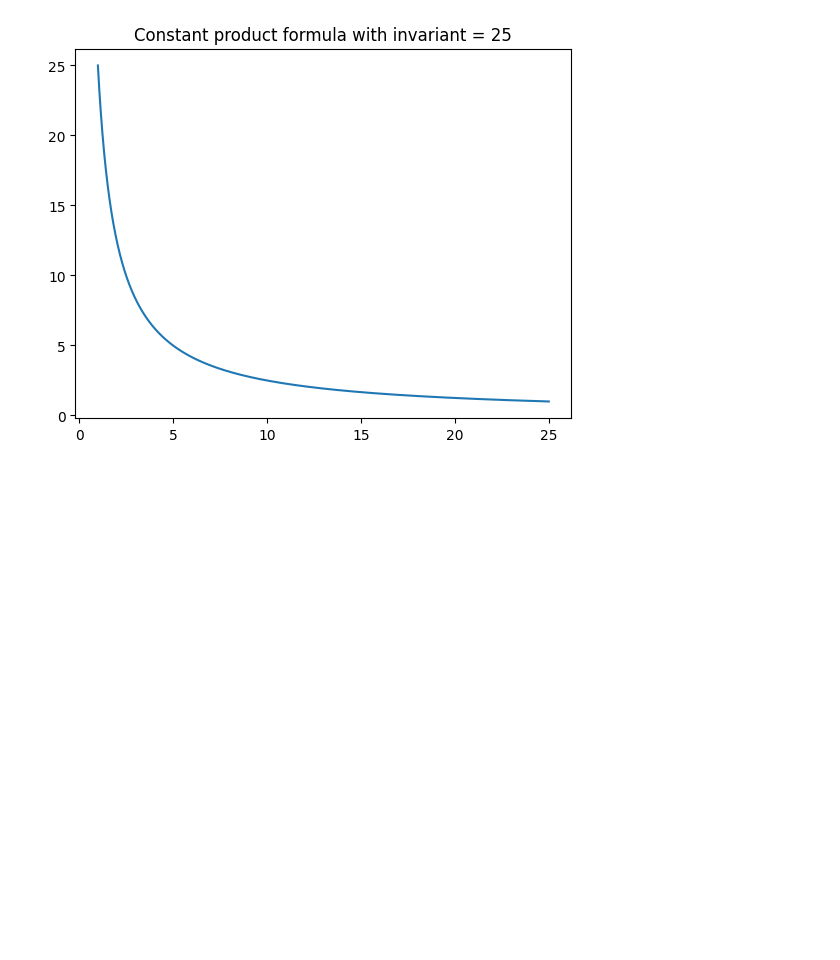
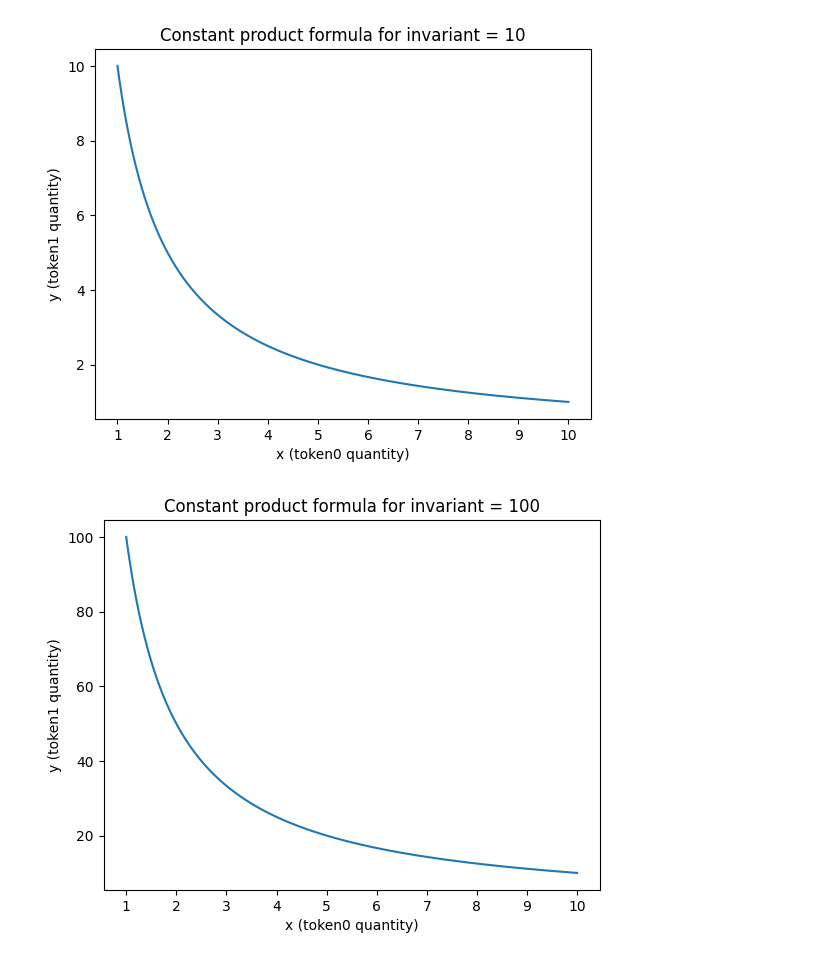
Before and after one commit to 0xOli/amm, a Jupyter notebook: notebooks/amm-notes.ipynb, the cells around one changed output. Saved outputs shown, nothing was run; the diff lists cells and outputs as text; code cells hidden in the pictures; blank space fills up the shorter version.

```diff
--- a/notebooks/amm-notes.ipynb
+++ b/notebooks/amm-notes.ipynb
@@ -6,14 +6,27 @@
 # %%
 import numpy as np
 import matplotlib.pyplot as plt
 # import scipy.stats as stats
 
-k = 25 # aka invariant
-xs = np.linspace(start=1, stop=25, num=1000)
-ys = [k/x for x in xs]
-plt.plot(xs, ys)
-# plt.margins(x=0, y=0)
-plt.title("Constant product formula with invariant = 25")
-plt.show()
+# ignore divide by 0 error
+np.seterr(divide='ignore', invalid='ignore')
+
+def plot_constant_formula_for_k(k):
+    stop = 10
+    xs = np.linspace(start=1, stop=stop, num=stop*100)
+    ys = [k/x for x in xs]
+    # print(ys)
+    plt.xticks(range(1, stop+1))
+    plt.xlabel('x (token0 quantity)')
+    plt.ylabel('y (token1 quantity)')
+    plt.plot(xs, ys)
+    # plt.ylim([0, 10])
+    # plt.margins(x=0, y=0)
+    plt.title("Constant product formula for invariant = {}".format(k))
+    plt.show()
+plot_constant_formula_for_k(10)
+plot_constant_formula_for_k(100)
+plot_constant_formula_for_k(1000)
 # %% [output]
-[figure, old version]
+[figure, new version]
+[figure, added]
```
Also changed, not shown: parts of 1 cell of this notebook.
